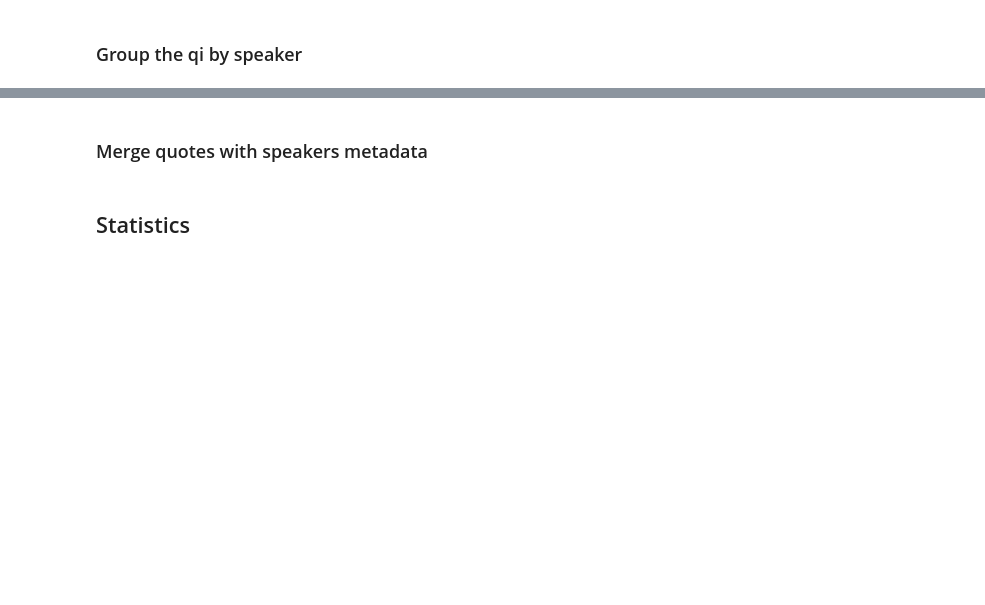
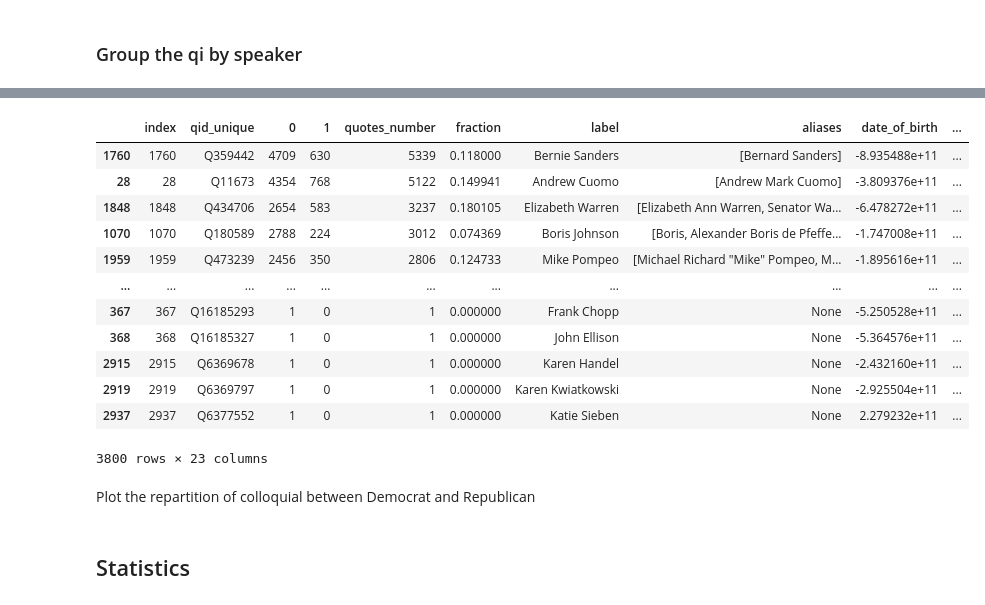
Before and after one commit to epfl-ada/ada-2021-project-adacadabra, a Jupyter notebook: ANALYSIS/M3_Statistics_on_speakers_aggregation.ipynb, the cells around one changed output, grey strips where cells are left out. Saved outputs shown, nothing was run; the diff lists cells and outputs as text; code cells hidden in the pictures; blank space fills up the shorter version.

Commit message:
run stats on political aggregation

```diff
--- a/ANALYSIS/M3_Statistics_on_speakers_aggregation.ipynb
+++ b/ANALYSIS/M3_Statistics_on_speakers_aggregation.ipynb
@@ -38,7 +31,7 @@ df_lookup = pd.read_csv('wikidata_labels_descriptions_quotebank.csv.bz2',compres
 #path = r'/Users/jules/kDrive/onedrive/Documents_Onedrive/EPFL/MA3/ADA/Project/Dataset/BIG_SAMPLE/'
 #file_path = path+'Sample_2020_classified.json.bz2'
 
-path = r'/Users/jules/kDrive/onedrive/Documents_Onedrive/EPFL/MA3/ADA/Project/Dataset/'
-file_path = path+'Sample_classified_1Mio_v1.json.bz2'
+path = r'/Users/jules/kDrive/onedrive/Documents_Onedrive/EPFL/MA3/ADA/Project/Dataset/BIG_SAMPLE/Results_LR/'
+file_path = path+'df_LR_2020.json.bz2'
 
 df_quotes =  pd.read_json(file_path,compression = 'bz2',lines = True)
@@ -47,4 +37,0 @@ df_quotes =  pd.read_json(file_path,compression = 'bz2',lines = True)
-# %%
-path = r'/Users/jules/kDrive/onedrive/Documents_Onedrive/EPFL/MA3/ADA/Project/Dataset/polUS_speakers/'
-file_path = path +''
-df_speakers =  pd.read_json(file_path,compression = 'bz2',lines = True)
@@ -51,2 +49,5 @@ df_speakers =  pd.read_json(file_path,compression = 'bz2',lines = True)
+# %%
+file_path = path+'df_speakers_pol.json.bz2'
+df_speakers_meta =  pd.read_json(file_path,compression = 'bz2',lines = True)
 # %% [markdown]
 ### Group the qi by speaker
@@ -81,2 +53,0 @@ df_grouped.reset_index().sort_values(['fraction'], ascending=False)
-# %% [markdown]
-### Merge quotes with speakers metadata
@@ -87,3 +61,32 @@ df_merged = df_grouped.merge(df_speakers,how='inner',left_on='qid_unique', right
+# %%
+df_grouped = df_quotes.groupby(['qid_unique', 'colloquial']).size().unstack(fill_value=0).reset_index()
+df_grouped['quotes_number'] = df_grouped[1]+df_grouped[0]
+df_grouped.sort_values(['quotes_number'], ascending=False)
+
+# Create also a column (called "fraction") that computes the fraction of colloquial quotes over total quotations. (by speaker)
+df_grouped['fraction']=df_grouped[1]/(df_grouped['quotes_number'])
+df_grouped.reset_index().sort_values(['fraction'], ascending=False)
+
+#Merge with speakers metadata
+df_aggreg = df_grouped.merge(df_speakers_meta,how='inner',left_on='qid_unique', right_on='id')
+# %%
+df_aggreg.reset_index().sort_values(['quotes_number'], ascending=False)
+# %% [output]
+|  | index | qid_unique | 0 | 1 | quotes_number | fraction | label | aliases | date_of_birth | ... |
+| 1760 | 1760 | Q359442 | 4709 | 630 | 5339 | 0.118000 | Bernie Sanders | [Bernard Sanders] | -8.935488e+11 | ... |
+| 28 | 28 | Q11673 | 4354 | 768 | 5122 | 0.149941 | Andrew Cuomo | [Andrew Mark Cuomo] | -3.809376e+11 | ... |
+| 1848 | 1848 | Q434706 | 2654 | 583 | 3237 | 0.180105 | Elizabeth Warren | [Elizabeth Ann Warren, Senator Wa... | -6.478272e+11 | ... |
+| 1070 | 1070 | Q180589 | 2788 | 224 | 3012 | 0.074369 | Boris Johnson | [Boris, Alexander Boris de Pfeffe... | -1.747008e+11 | ... |
+| 1959 | 1959 | Q473239 | 2456 | 350 | 2806 | 0.124733 | Mike Pompeo | [Michael Richard "Mike" Pompeo, M... | -1.895616e+11 | ... |
+| ... | ... | ... | ... | ... | ... | ... | ... | ... | ... | ... |
+| 367 | 367 | Q16185293 | 1 | 0 | 1 | 0.000000 | Frank Chopp | None | -5.250528e+11 | ... |
+| 368 | 368 | Q16185327 | 1 | 0 | 1 | 0.000000 | John Ellison | None | -5.364576e+11 | ... |
+| 2915 | 2915 | Q6369678 | 1 | 0 | 1 | 0.000000 | Karen Handel | None | -2.432160e+11 | ... |
+| 2919 | 2919 | Q6369797 | 1 | 0 | 1 | 0.000000 | Karen Kwiatkowski | None | -2.925504e+11 | ... |
+| 2937 | 2937 | Q6377552 | 1 | 0 | 1 | 0.000000 | Katie Sieben | None | 2.279232e+11 | ... |
+3800 rows × 23 columns
+# %% [markdown]
+Plot the repartition of colloquial between Democrat and Republican
 # %% [markdown]
 ## Statistics
 # %% [markdown]
```
Also changed, not shown: parts of 8 cells of this notebook, 2 other files.
